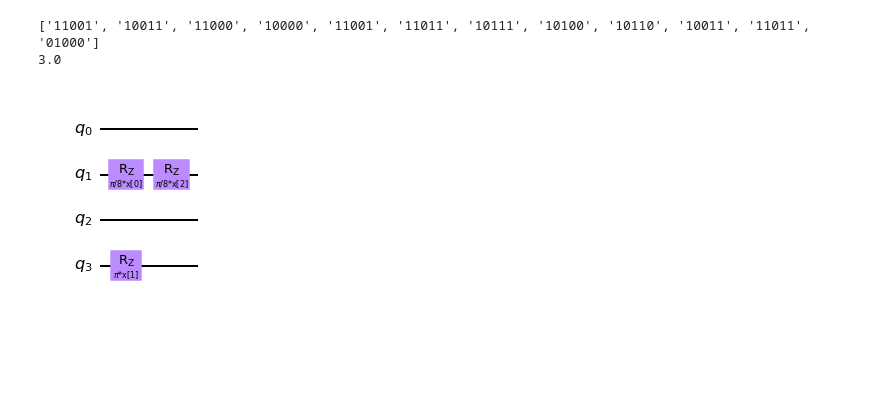
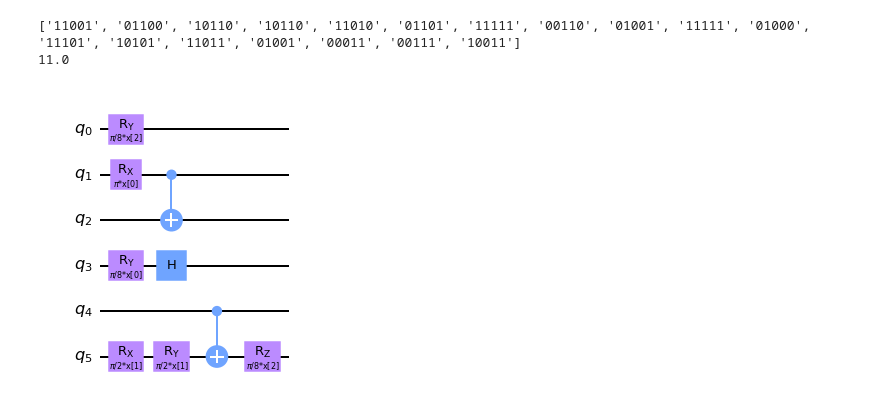
Before and after one commit to nikhil-co/Qkrishi-QSVM, a Jupyter notebook: Banking_UseCase.ipynb, the cells around one changed output. Drawn from its saved outputs; the diff is of its cells as text; code cells hidden in the pictures; blank space fills up the shorter version.

```diff
--- a/Banking_UseCase.ipynb
+++ b/Banking_UseCase.ipynb
@@ -147,61 +149,34 @@ class CircuitConversor:
         def operation(circuit, k, qubit, target):
             circuit.cx(self.register[qubit], self.register[target])
             return k
         return operation
 
     def make_rx(self, angle):
         def operation(circuit, k, qubit, target):
             circuit.rx(self.x[k%self.nparameters] * angle,
                        self.register[qubit])
             return k+1
         return operation
 
     def make_ry(self, angle):
         def operation(circuit, k, qubit, target):
             circuit.ry(self.x[k%self.nparameters] * angle,
                        self.register[qubit])
             return k+1
         return operation
 
     def make_rz(self, angle):
         def operation(circuit, k, qubit, target):
             circuit.rz(self.x[k%self.nparameters] * angle,
                        self.register[qubit])
             return k+1
         return operation
 
-import os
-import psutil
-
-class Fitness:
-
-    def __init__(self, nqubits, nparameters, X, y, quantum_instance):
-        self.nqubits = nqubits
-        self.nparameters = nparameters
-        self.cc = CircuitConversor(nqubits, nparameters)
-        self.instance = quantum_instance
-        self.X = X
-        self.y = y
-
-    def __call__(self, POP):
-        try:
-            return self.fitness(POP)
-        except Exception as e:
-            print(f'Exception happened during fitness():\n  {e}')
-            process = psutil.Process(os.getpid())
-            print(f'  RUSAGE_SELF: {process.memory_info()}')
-        return 1000, 100000.0
-
-    def fitness(self, POP):
-        print('Invoked fitness')
-        #Convertimos el individuo en el fenotipo (ansatz)
-        fm, puertas = self.cc(coding_bits(POP))
-
-cc = CircuitConversor(nqubits=4, nparameters=3)
+cc = CircuitConversor(nqubits=6, nparameters=3)
 fm, puertas = cc(coding_bits(iot_salidas.circ[0]))
 print(puertas)
 fm.draw(output='mpl')
 # %% [output]
-['11001', '10011', '11000', '10000', '11001', '11011', '10111', '10100', '10110', '10011', '11011', '01000']
-3.0
+['11001', '01100', '10110', '10110', '11010', '01101', '11111', '00110', '01001', '11111', '01000', '11101', '10101', '11011', '01001', '00011', '00111', '10011']
+11.0
-[figure, old version]
+[figure, new version]
```
Also changed, not shown: parts of 8 cells of this notebook, 2 other files.
